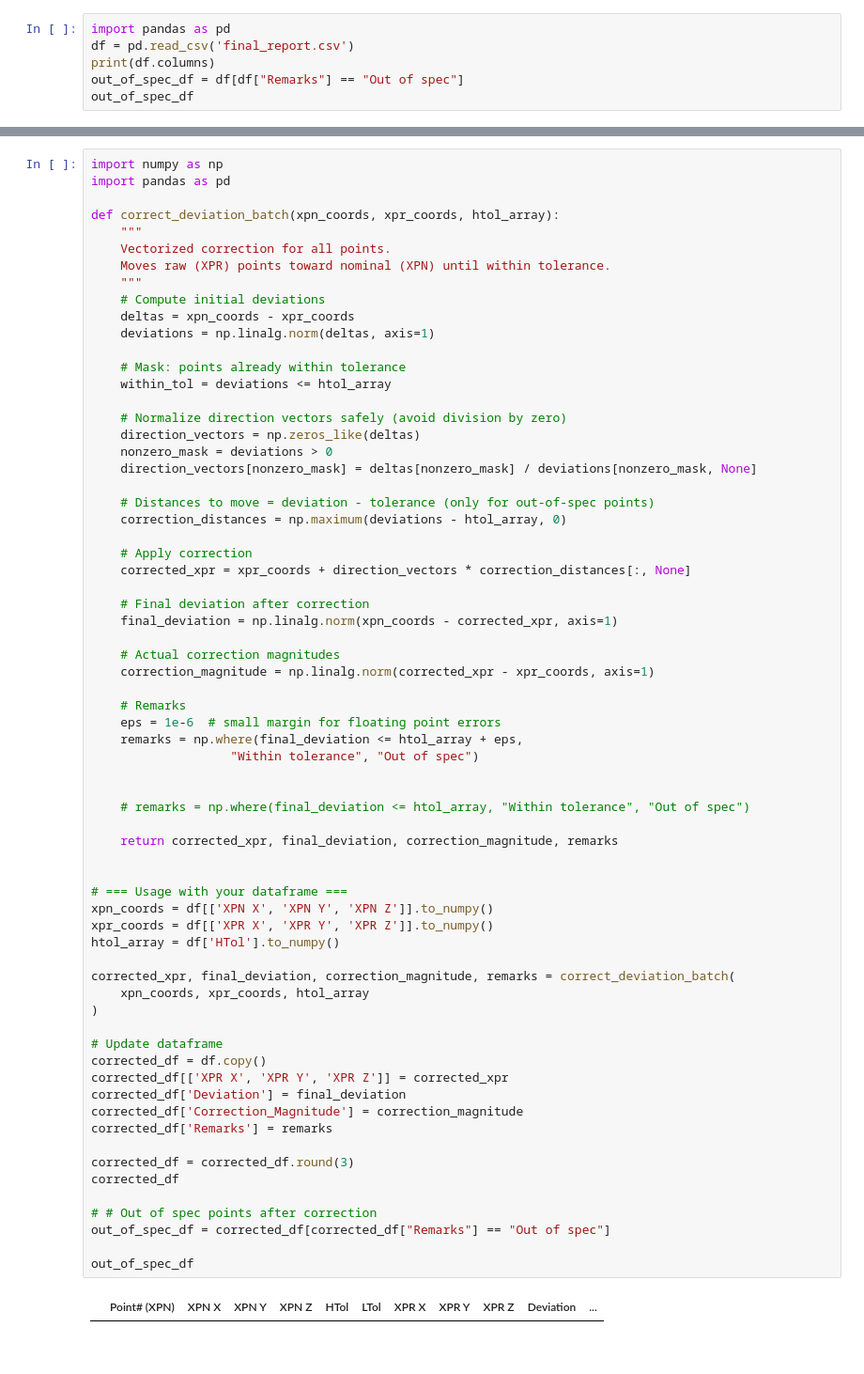
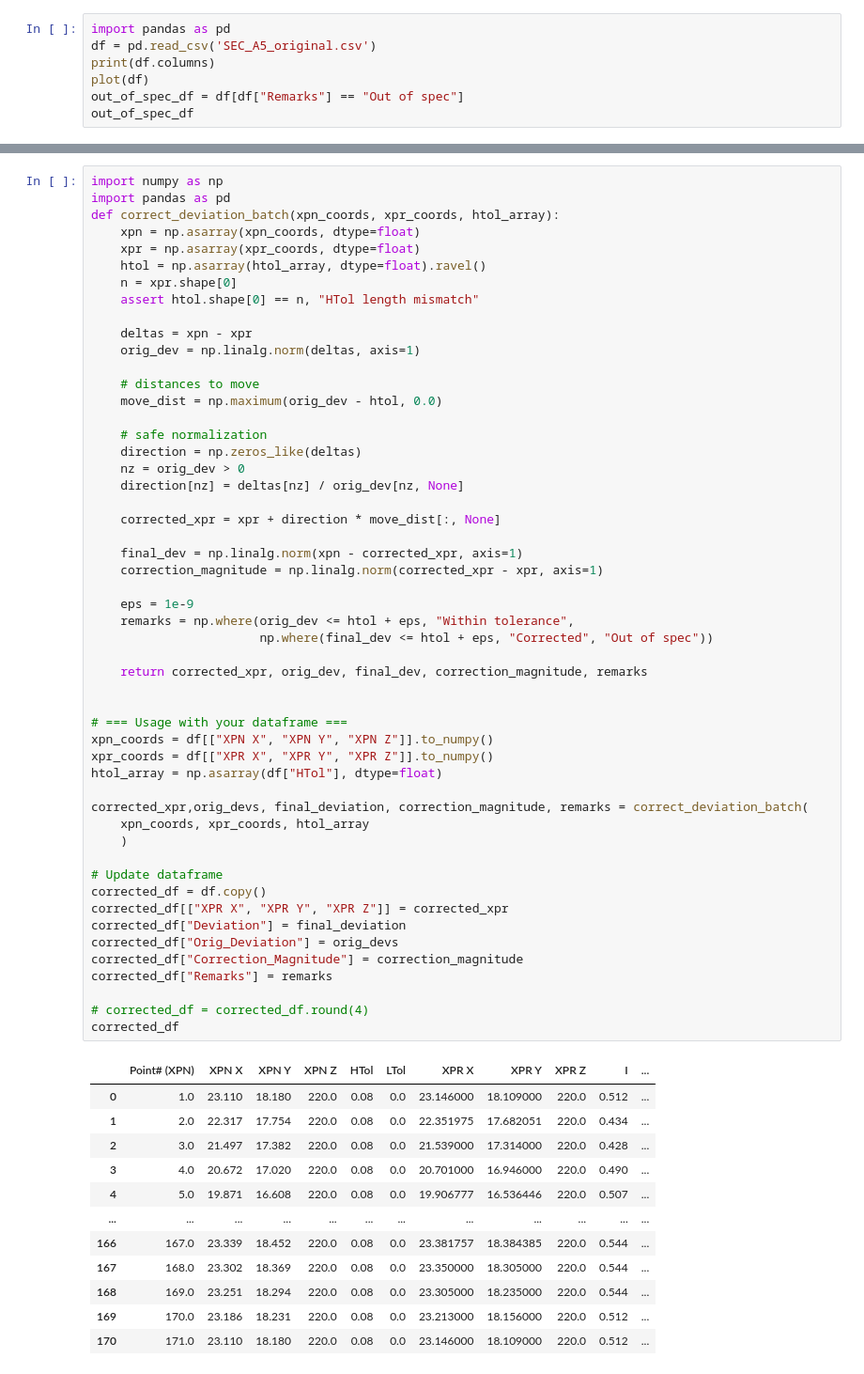
Before and after one commit to vkkaniganti/turbine, a Jupyter notebook: test.ipynb, the cells around one changed output, grey strips where cells are left out. Shown: that part at 94% size. Saved outputs shown, nothing was run; the diff lists cells and outputs as text.

```diff
--- a/test.ipynb
+++ b/test.ipynb
@@ -1,7 +53,8 @@
 # %%
 import pandas as pd
-df = pd.read_csv('final_report.csv')
+df = pd.read_csv('SEC_A5_original.csv')
 print(df.columns)
+plot(df)
 out_of_spec_df = df[df["Remarks"] == "Out of spec"]
 out_of_spec_df
 # %% [output]
@@ -25,69 +79,65 @@ Index(['Point# (XPN)', 'XPN X', 'XPN Y', 'XPN Z', 'HTol', 'LTol', 'XPR X',
 # %%
 import numpy as np
 import pandas as pd
+def correct_deviation_batch(xpn_coords, xpr_coords, htol_array):
+    xpn = np.asarray(xpn_coords, dtype=float)
+    xpr = np.asarray(xpr_coords, dtype=float)
+    htol = np.asarray(htol_array, dtype=float).ravel()
+    n = xpr.shape[0]
+    assert htol.shape[0] == n, "HTol length mismatch"
 
-def correct_deviation_batch(xpn_coords, xpr_coords, htol_array):
-    """
-    Vectorized correction for all points.
-    Moves raw (XPR) points toward nominal (XPN) until within tolerance.
-    """
-    # Compute initial deviations
-    deltas = xpn_coords - xpr_coords
-    deviations = np.linalg.norm(deltas, axis=1)
+    deltas = xpn - xpr
+    orig_dev = np.linalg.norm(deltas, axis=1)
 
-    # Mask: points already within tolerance
-    within_tol = deviations <= htol_array
+    # distances to move
+    move_dist = np.maximum(orig_dev - htol, 0.0)
 
-    # Normalize direction vectors safely (avoid division by zero)
-    direction_vectors = np.zeros_like(deltas)
-    nonzero_mask = deviations > 0
-    direction_vectors[nonzero_mask] = deltas[nonzero_mask] / deviations[nonzero_mask, None]
+    # safe normalization
+    direction = np.zeros_like(deltas)
+    nz = orig_dev > 0
+    direction[nz] = deltas[nz] / orig_dev[nz, None]
 
-    # Distances to move = deviation - tolerance (only for out-of-spec points)
-    correction_distances = np.maximum(deviations - htol_array, 0)
+    corrected_xpr = xpr + direction * move_dist[:, None]
 
-    # Apply correction
-    corrected_xpr = xpr_coords + direction_vectors * correction_distances[:, None]
+    final_dev = np.linalg.norm(xpn - corrected_xpr, axis=1)
+    correction_magnitude = np.linalg.norm(corrected_xpr - xpr, axis=1)
 
-    # Final deviation after correction
-    final_deviation = np.linalg.norm(xpn_coords - corrected_xpr, axis=1)
+    eps = 1e-9
+    remarks = np.where(orig_dev <= htol + eps, "Within tolerance",
+                       np.where(final_dev <= htol + eps, "Corrected", "Out of spec"))
 
-    # Actual correction magnitudes
-    correction_magnitude = np.linalg.norm(corrected_xpr - xpr_coords, axis=1)
-
-    # Remarks
-    eps = 1e-6  # small margin for floating point errors
-    remarks = np.where(final_deviation <= htol_array + eps,
-                   "Within tolerance", "Out of spec")
-
-
-    # remarks = np.where(final_deviation <= htol_array, "Within tolerance", "Out of spec")
-
-    return corrected_xpr, final_deviation, correction_magnitude, remarks
+    return corrected_xpr, orig_dev, final_dev, correction_magnitude, remarks
 
 
 # === Usage with your dataframe ===
-xpn_coords = df[['XPN X', 'XPN Y', 'XPN Z']].to_numpy()
-xpr_coords = df[['XPR X', 'XPR Y', 'XPR Z']].to_numpy()
-htol_array = df['HTol'].to_numpy()
+xpn_coords = df[["XPN X", "XPN Y", "XPN Z"]].to_numpy()
+xpr_coords = df[["XPR X", "XPR Y", "XPR Z"]].to_numpy()
+htol_array = np.asarray(df["HTol"], dtype=float)
 
-corrected_xpr, final_deviation, correction_magnitude, remarks = correct_deviation_batch(
+corrected_xpr,orig_devs, final_deviation, correction_magnitude, remarks = correct_deviation_batch(
     xpn_coords, xpr_coords, htol_array
-)
+    )
 
 # Update dataframe
 corrected_df = df.copy()
-corrected_df[['XPR X', 'XPR Y', 'XPR Z']] = corrected_xpr
-corrected_df['Deviation'] = final_deviation
-corrected_df['Correction_Magnitude'] = correction_magnitude
-corrected_df['Remarks'] = remarks
+corrected_df[["XPR X", "XPR Y", "XPR Z"]] = corrected_xpr
+corrected_df["Deviation"] = final_deviation
+corrected_df["Orig_Deviation"] = orig_devs
+corrected_df["Correction_Magnitude"] = correction_magnitude
+corrected_df["Remarks"] = remarks
 
-corrected_df = corrected_df.round(3)
+# corrected_df = corrected_df.round(4)
 corrected_df
-
-# # Out of spec points after correction
-out_of_spec_df = corrected_df[corrected_df["Remarks"] == "Out of spec"]
-
-out_of_spec_df
 # %% [output]
-|  | Point# (XPN) | XPN X | XPN Y | XPN Z | HTol | LTol | XPR X | XPR Y | XPR Z | Deviation | ... |
+|  | Point# (XPN) | XPN X | XPN Y | XPN Z | HTol | LTol | XPR X | XPR Y | XPR Z | I | ... |
+| 0 | 1.0 | 23.110 | 18.180 | 220.0 | 0.08 | 0.0 | 23.146000 | 18.109000 | 220.0 | 0.512 | ... |
+| 1 | 2.0 | 22.317 | 17.754 | 220.0 | 0.08 | 0.0 | 22.351975 | 17.682051 | 220.0 | 0.434 | ... |
+| 2 | 3.0 | 21.497 | 17.382 | 220.0 | 0.08 | 0.0 | 21.539000 | 17.314000 | 220.0 | 0.428 | ... |
+| 3 | 4.0 | 20.672 | 17.020 | 220.0 | 0.08 | 0.0 | 20.701000 | 16.946000 | 220.0 | 0.490 | ... |
+| 4 | 5.0 | 19.871 | 16.608 | 220.0 | 0.08 | 0.0 | 19.906777 | 16.536446 | 220.0 | 0.507 | ... |
+| ... | ... | ... | ... | ... | ... | ... | ... | ... | ... | ... | ... |
+| 166 | 167.0 | 23.339 | 18.452 | 220.0 | 0.08 | 0.0 | 23.381757 | 18.384385 | 220.0 | 0.544 | ... |
+| 167 | 168.0 | 23.302 | 18.369 | 220.0 | 0.08 | 0.0 | 23.350000 | 18.305000 | 220.0 | 0.544 | ... |
+| 168 | 169.0 | 23.251 | 18.294 | 220.0 | 0.08 | 0.0 | 23.305000 | 18.235000 | 220.0 | 0.544 | ... |
+| 169 | 170.0 | 23.186 | 18.231 | 220.0 | 0.08 | 0.0 | 23.213000 | 18.156000 | 220.0 | 0.512 | ... |
+| 170 | 171.0 | 23.110 | 18.180 | 220.0 | 0.08 | 0.0 | 23.146000 | 18.109000 | 220.0 | 0.512 | ... |
```
Also changed, not shown: parts of 7 cells of this notebook, 11 other files.
